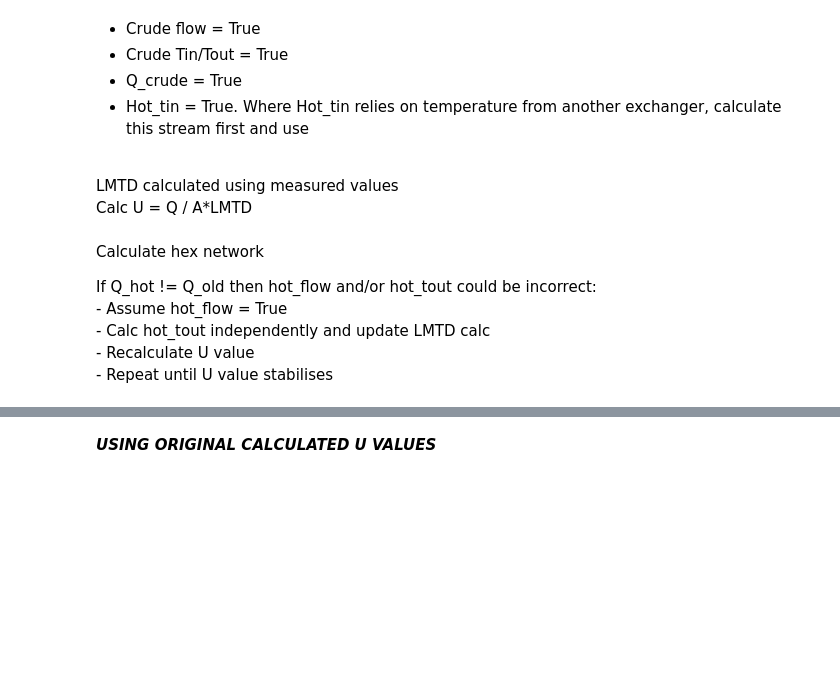
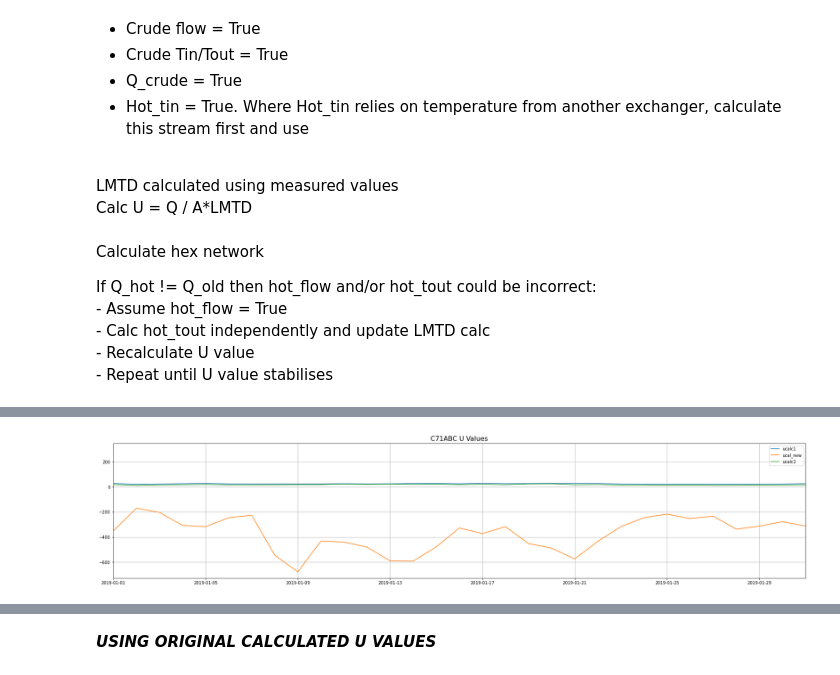
Before and after one commit to AdamPengilly/PIP_Apps, a Jupyter notebook: hexchanger/hexchanger_rev3.ipynb, the cells around one changed output, grey strips where cells are left out. Saved outputs shown, nothing was run; the diff lists cells and outputs as text; code cells hidden in the pictures; blank space fills up the shorter version.

```diff
--- a/hexchanger/paz_pht_rev2_hexchanger.ipynb
+++ b/hexchanger/hexchanger_rev3.ipynb
@@ -3926,4 +3932,6 @@ def plot_ucalcs(hx, cold=True, hot=True):
 
     plt.title(hx.upper()+' U Values', size=16)
 # %%
-plot_ucalcs('C13ab')
+plot_ucalcs('C71abc')
+# %% [output]
+[figure, added]
```
Also changed, not shown: parts of 29 cells of this notebook.
